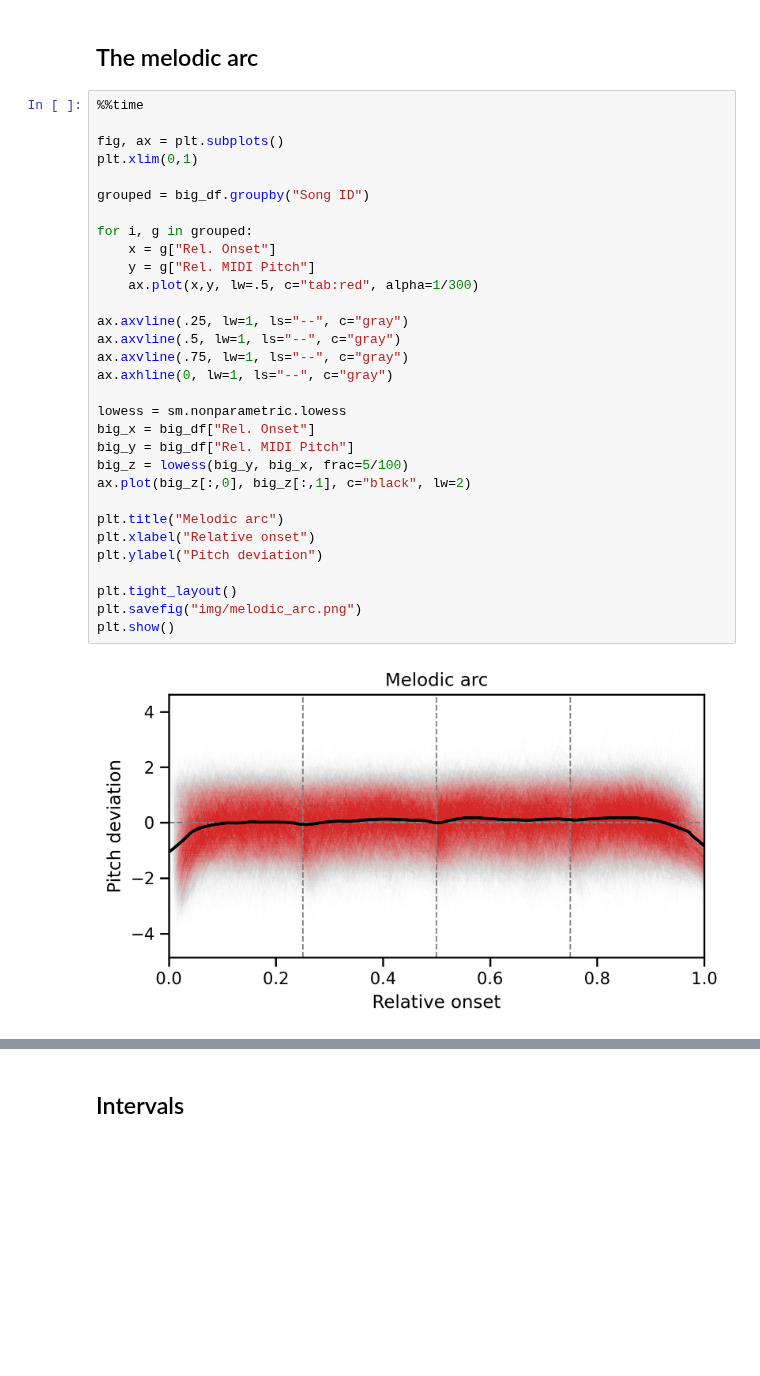
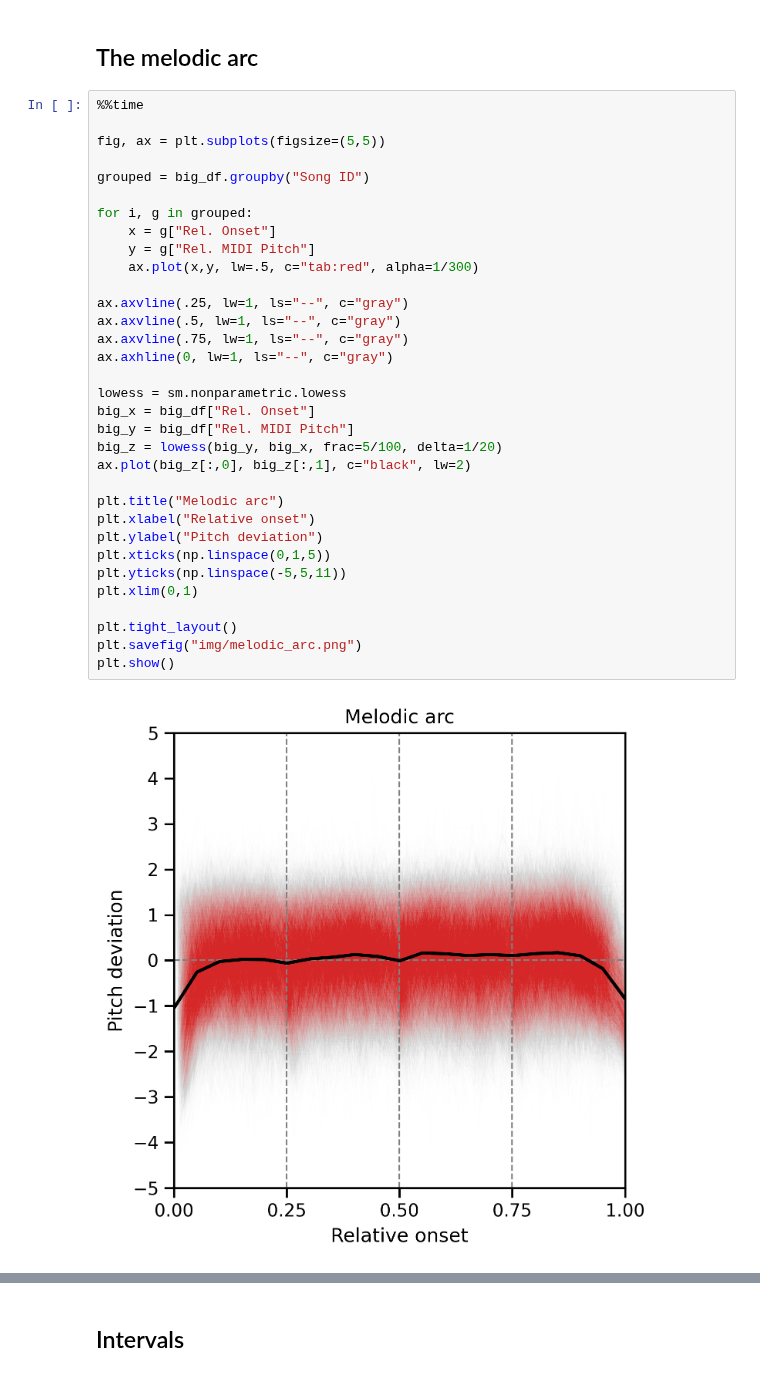
Before and after one commit to fabianmoss/intro-corpusmus, a Jupyter notebook: docs/source/notebooks/02_Melody_I/02_Melody_I.ipynb, the cells around one changed output, grey strips where cells are left out. Drawn from its saved outputs; the diff is of its cells as text; blank space fills up the shorter version.

```diff
--- a/docs/source/notebooks/02_Melody_I/02_Melody_I.ipynb
+++ b/docs/source/notebooks/02_Melody_I/02_Melody_I.ipynb
@@ -372,33 +372,35 @@ big_df.sample(10)
 # %%
 %%time
 
-fig, ax = plt.subplots()
-plt.xlim(0,1)
+fig, ax = plt.subplots(figsize=(5,5))
 
 grouped = big_df.groupby("Song ID")
 
 for i, g in grouped:
     x = g["Rel. Onset"]
     y = g["Rel. MIDI Pitch"]
     ax.plot(x,y, lw=.5, c="tab:red", alpha=1/300)
 
 ax.axvline(.25, lw=1, ls="--", c="gray")
 ax.axvline(.5, lw=1, ls="--", c="gray")
 ax.axvline(.75, lw=1, ls="--", c="gray")
 ax.axhline(0, lw=1, ls="--", c="gray")
 
 lowess = sm.nonparametric.lowess
 big_x = big_df["Rel. Onset"]
 big_y = big_df["Rel. MIDI Pitch"]
-big_z = lowess(big_y, big_x, frac=5/100)
+big_z = lowess(big_y, big_x, frac=5/100, delta=1/20)
 ax.plot(big_z[:,0], big_z[:,1], c="black", lw=2)
 
 plt.title("Melodic arc")
 plt.xlabel("Relative onset")
 plt.ylabel("Pitch deviation")
+plt.xticks(np.linspace(0,1,5))
+plt.yticks(np.linspace(-5,5,11))
+plt.xlim(0,1)
 
 plt.tight_layout()
 plt.savefig("img/melodic_arc.png")
 plt.show()
 # %% [output]
-[figure, old version]
+[figure, new version]
```
Also changed, not shown: parts of 1 cell of this notebook, 1 other file.
